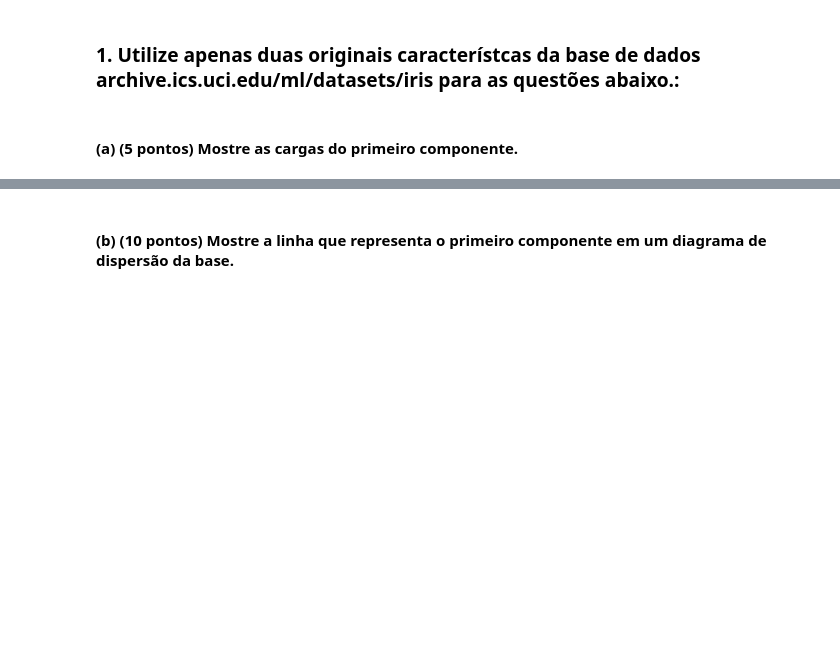
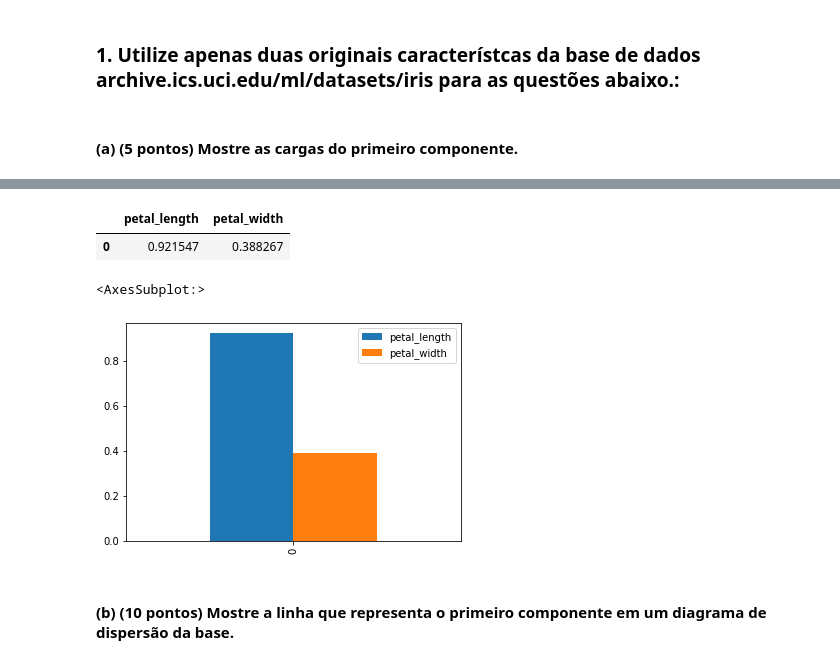
Before and after one commit to yuriresendematias/Aprendizagem-de-Maquina, a Jupyter notebook: Semana 11/Atividade11.ipynb, the cells around one changed output, grey strips where cells are left out. Drawn from its saved outputs; the diff is of its cells as text; code cells hidden in the pictures; blank space fills up the shorter version.

```diff
--- a/Semana 11/Atividade11.ipynb
+++ b/Semana 11/Atividade11.ipynb
@@ -28,3 +28,6 @@ Name: variety, dtype: object
 ### 1. Utilize apenas duas originais característcas da base de dados archive.ics.uci.edu/ml/datasets/iris para as questões abaixo.:
 # %% [markdown]
 #### (a) (5 pontos) Mostre as cargas do primeiro componente.
+# %%
+df = x_iris.drop(['sepal_length', 'sepal_width'], axis=1)
+df.head()
@@ -31,2 +41,17 @@ Name: variety, dtype: object
+# %%
+from sklearn.decomposition import PCA
+
+pcs = PCA(n_components=1)
+pcs.fit(df)
+loadings = pd.DataFrame(pcs.components_, columns=df.columns)
+loadings
+# %% [output]
+|  | petal_length | petal_width |
+| 0 | 0.921547 | 0.388267 |
+# %%
+loadings.plot.bar()
+# %% [output]
+<AxesSubplot:>
+[figure, added]
 # %% [markdown]
 #### (b) (10 pontos) Mostre a linha que representa o primeiro componente em um diagrama de dispersão da base.
```
Also changed, not shown: parts of 29 cells of this notebook, 3 other files.
